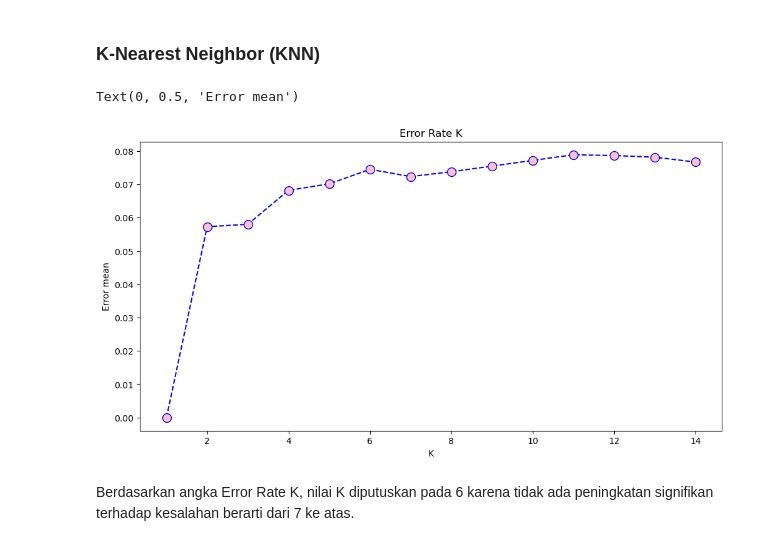
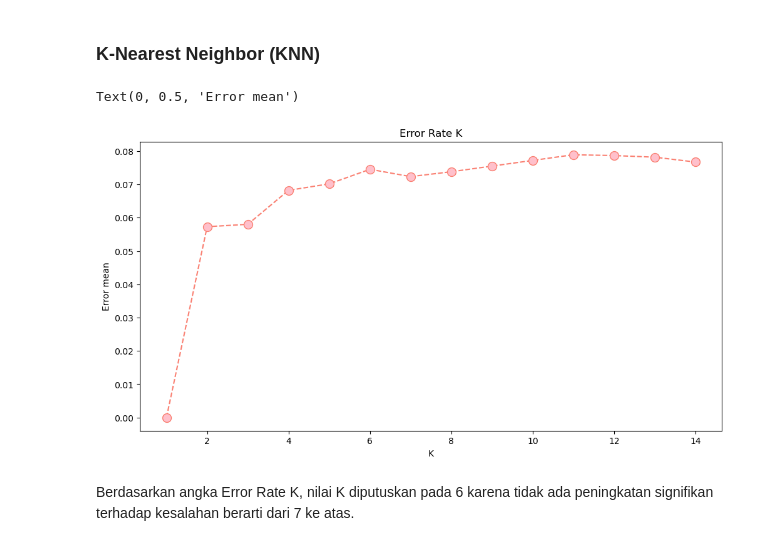
Before and after one commit to nuraln/python-03, a Jupyter notebook: PYTN_Assgn_3_Batch_4_Nur Anisah.ipynb, the cells around one changed output. Saved outputs shown, nothing was run; the diff lists cells and outputs as text; code cells hidden in the pictures.

```diff
--- a/PYTN_Assgn_3_Batch_4_Nur Anisah.ipynb
+++ b/PYTN_Assgn_3_Batch_4_Nur Anisah.ipynb
@@ -380,13 +379,13 @@ Matriks yang diperoleh menunjukkan hasil sebagai berikut:
 error = []
 # %%
 plt.figure(figsize=(12,6))
-plt.plot(range(1,15), error, color='blue', linestyle='dashed', marker='o', markerfacecolor='pink', markersize=10)
+plt.plot(range(1,15), error, color='salmon', linestyle='dashed', marker='o', markerfacecolor='pink', markersize=10)
 plt.title('Error Rate K')
 plt.xlabel('K')
 plt.ylabel('Error mean')
 # %% [output]
 Text(0, 0.5, 'Error mean')
-[figure, old version]
+[figure, new version]
 # %% [markdown]
 Berdasarkan angka Error Rate K, nilai K diputuskan pada 6 karena tidak ada peningkatan signifikan terhadap kesalahan berarti dari 7 ke atas.
 # %%
```
Also changed, not shown: parts of 18 cells of this notebook.
